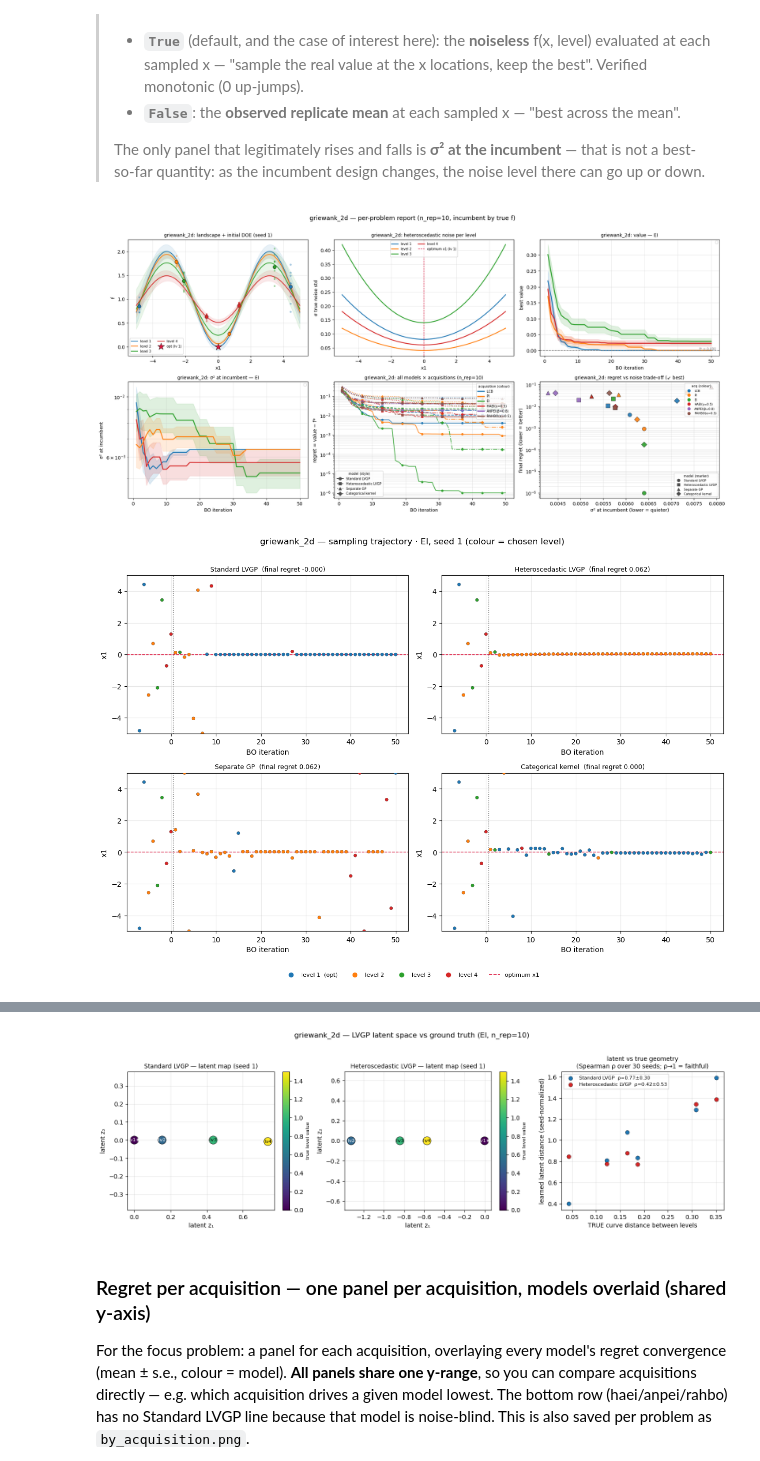
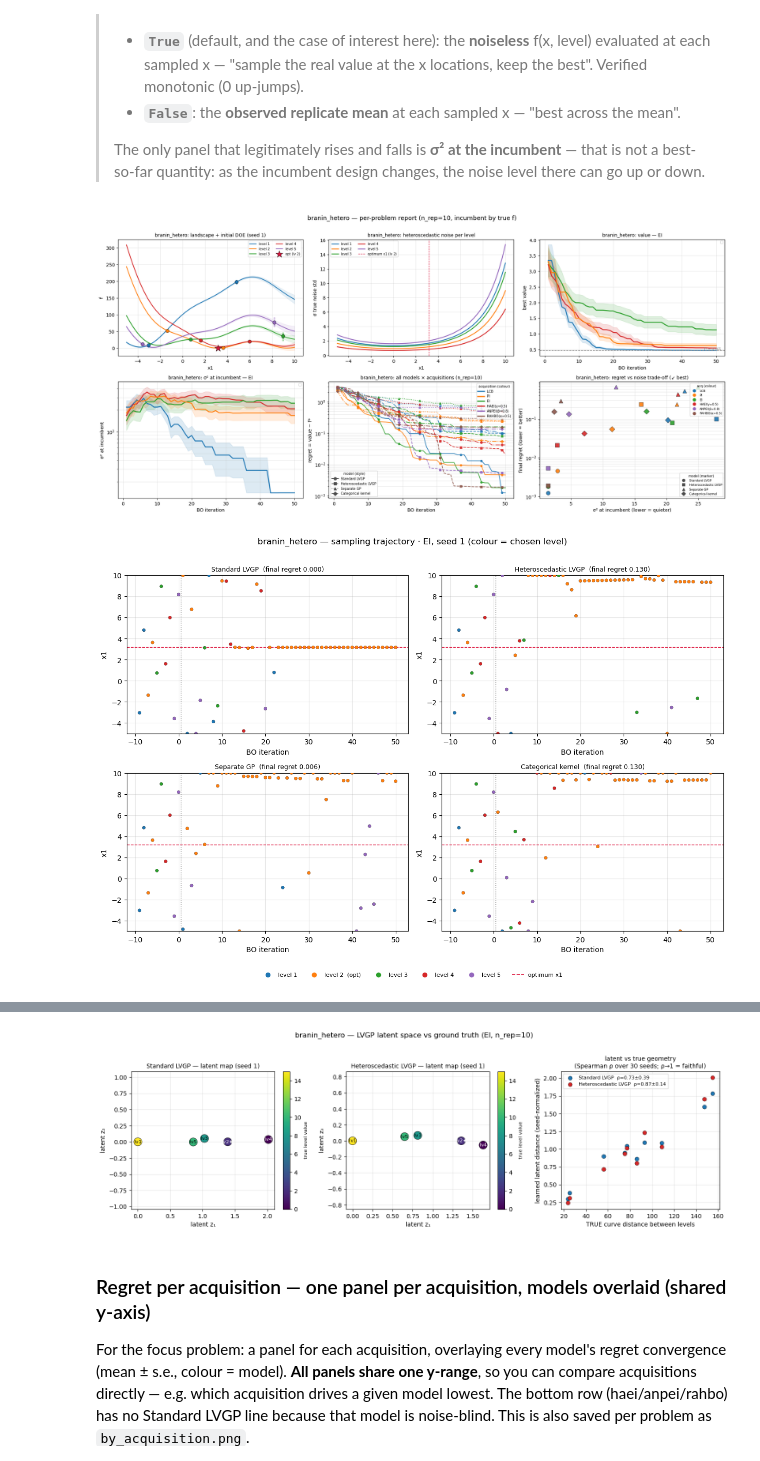
Before and after one commit to Chris1504-fdz/heter_lvgp, a Jupyter notebook: benchmark/notebooks/compare.ipynb, the cells around one changed output, grey strips where cells are left out. Drawn from its saved outputs; the diff is of its cells as text; code cells hidden in the pictures.

```diff
--- a/benchmark/notebooks/compare.ipynb
+++ b/benchmark/notebooks/compare.ipynb
@@ -211,9 +213,9 @@ acquisitions.
 > The only panel that legitimately rises and falls is **σ² at the incumbent** — that is not a best-so-far
 > quantity: as the incumbent design changes, the noise level there can go up or down.
 # %%
-FOCUS = FUNCS[2]           # <-- pick any problem to inspect inline; e.g. 'ackley_2d'
+FOCUS = FUNCS[1]           # <-- pick any problem to inspect inline; e.g. 'ackley_2d'
 problem_report(grid, FOCUS, acf=ACF, param=PARAM, n_rep=N_REP,
                ground_truth=GROUND_TRUTH, seed=1, show=True);
 # %% [output]
-[figure, old version]
+[figure, new version]
-[figure, old version]
+[figure, new version]
@@ -221,4 +223,4 @@ problem_report(grid, FOCUS, acf=ACF, param=PARAM, n_rep=N_REP,
-[figure, old version]
+[figure, new version]
 # %% [markdown]
 ### Regret per acquisition — one panel per acquisition, models overlaid (shared y-axis)
 For the focus problem: a panel for each acquisition, overlaying every model's regret convergence
```
Also changed, not shown: parts of 7 cells of this notebook, 14 other files.
